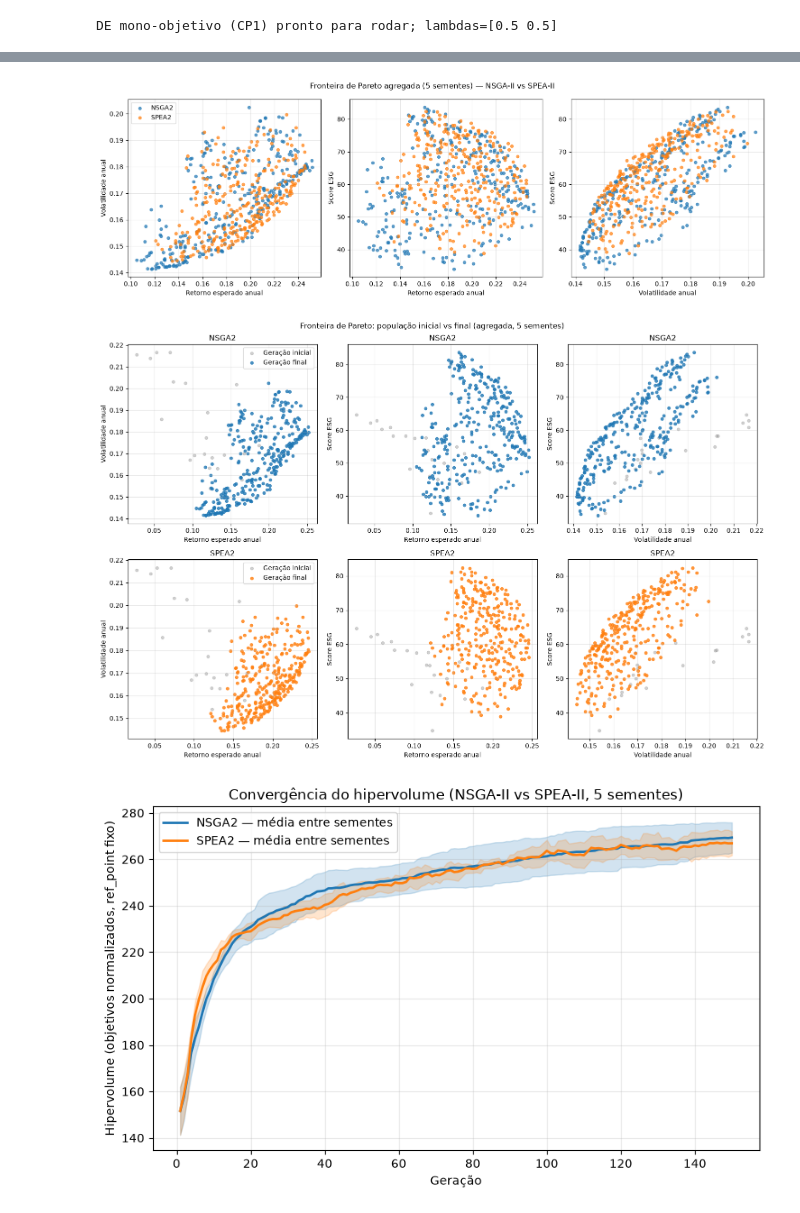
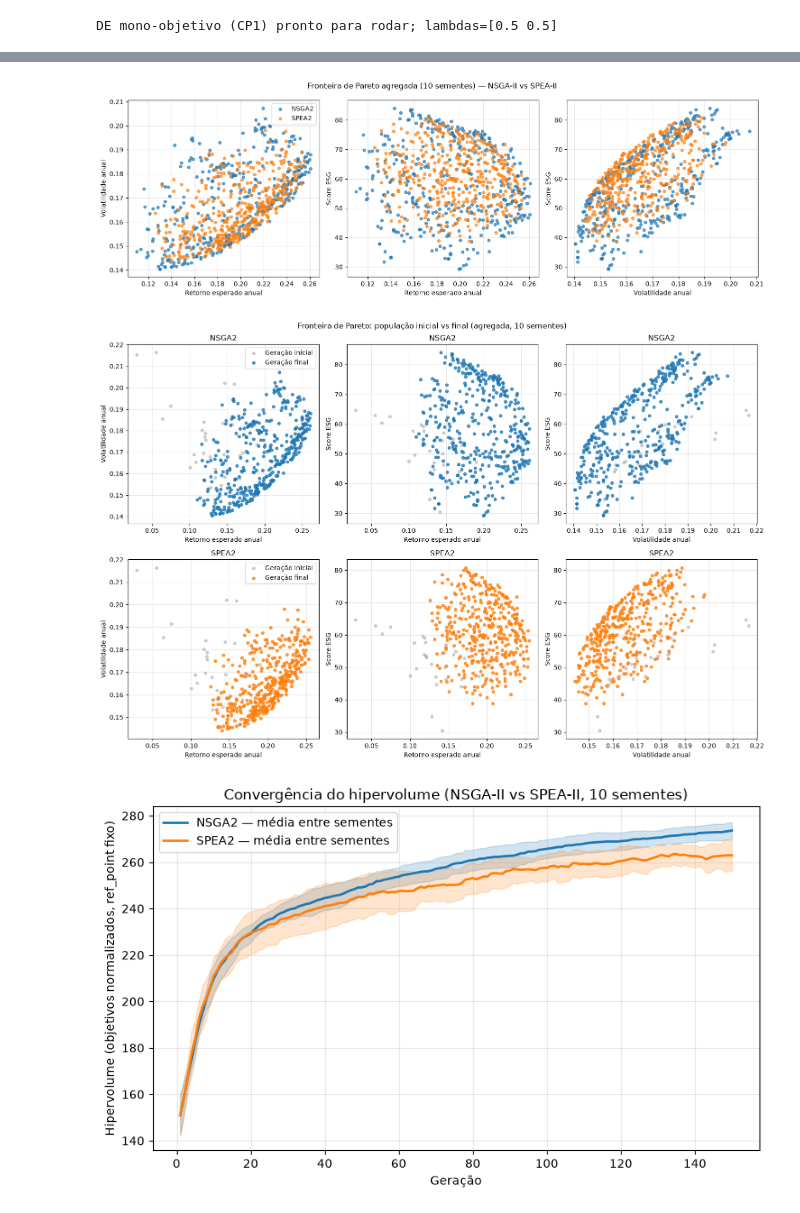
Before and after one commit to jaopredos/portfolio-optimization, a Jupyter notebook: notebooks/cp2_otimizacao_portfolio_multiobjetivo.ipynb, the cells around one changed output, grey strips where cells are left out. Cells and saved outputs as stored; diff of their text form; code cells hidden in the pictures.

```diff
--- a/notebooks/cp2_otimizacao_portfolio_multiobjetivo.ipynb
+++ b/notebooks/cp2_otimizacao_portfolio_multiobjetivo.ipynb
@@ -115,6 +100,7 @@ from pymoo.indicators.hv import HV
 from pymoo.optimize import minimize
 from pymoo.termination import get_termination
 from pymoo.util.nds.non_dominated_sorting import NonDominatedSorting
+from scipy.stats import mannwhitneyu
 
 warnings.filterwarnings("ignore")
 
@@ -130,11 +116,10 @@ CONFIG = {
     "anos_historico": 5,
     "pregoes_por_ano": 252,
     "usar_ledoit_wolf": True,
-    "cache_dir": Path("../data_cache"),   # mesmo cache do CP1: mesmos dados, sem rebaixar
+    "cache_dir": Path("../data_cache"),
     "usar_cache": True,
     "w_min": 0.0,
     "w_max": 0.20,
-    # ESG sintético (placeholder, ver Seção 1) — vetor e = score por ativo em [0,100]
     "semente_esg": 2024,
     "score_min_esg": 0.0,
     "score_max_esg": 100.0,
@@ -152,7 +137,7 @@ CONFIG = {
     "lambda2": 0.5,
     "de": {"pop_size": 80, "n_gen": 150, "variant": "DE/rand/1/bin", "CR": 0.9, "F": 0.8},
     "taxa_livre_risco": 0.0,
-    "sementes": [1, 2, 3, 4, 5],   # mesmas 5 sementes do CP1
+    "sementes": [1, 2, 3, 4, 5, 6, 7, 8, 9, 10],
 }
 
 n_tickers = len(CONFIG["tickers"])
@@ -791,3 +847,14 @@ tabela_rs_nd = matriz_metricas_mo(X_rs_nd, mu, sigma, esg, CONFIG["taxa_livre_ri
 PARES_OBJETIVOS = [("retorno", "risco"), ("retorno", "score_esg"), ("risco", "score_esg")]
 ROTULOS = {"retorno": "Retorno esperado anual", "risco": "Volatilidade anual", "score_esg": "Score ESG"}
 CORES_ALGORITMO = {"NSGA2": "#1f77b4", "SPEA2": "#ff7f0e"}
+# %%
+for nome, tabela in tabelas_finais.items():
+    print(f"{nome} fronteira ({len(tabela)} pontos):")
+    for col in ["retorno","risco","sharpe","score_esg"]:
+        print(f"  {col}: mean={tabela[col].mean():.4f} std={tabela[col].std():.4f}")
+print()
+print("DE mono-objetivo (médias das 10 sementes):")
+print(tabela_so_de.mean().to_string())
+print()
+print("Fronteira inicial NSGA2:", len(tabelas_iniciais["NSGA2"]), "pontos")
+print("Fronteira inicial SPEA2:", len(tabelas_iniciais["SPEA2"]), "pontos")
@@ -794,16 +881,16 @@ CORES_ALGORITMO = {"NSGA2": "#1f77b4", "SPEA2": "#ff7f0e"}
 # %%
 fig, axes = plt.subplots(1, 3, figsize=(15, 5))
 for nome, tabela in tabelas_finais.items():
     for ax, (x, y) in zip(axes, PARES_OBJETIVOS):
         ax.scatter(tabela[x], tabela[y], s=20, alpha=0.7, color=CORES_ALGORITMO[nome], label=nome)
 for ax, (x, y) in zip(axes, PARES_OBJETIVOS):
     ax.set_xlabel(ROTULOS[x]); ax.set_ylabel(ROTULOS[y]); ax.grid(alpha=0.3)
 axes[0].legend()
-fig.suptitle("Fronteira de Pareto agregada (5 sementes) — NSGA-II vs SPEA-II")
+fig.suptitle("Fronteira de Pareto agregada (10 sementes) — NSGA-II vs SPEA-II")
 fig.tight_layout()
 plt.show()
 # %% [output]
-[figure, old version]
+[figure, new version]
 # %%
 fig, axes = plt.subplots(2, 3, figsize=(15, 10))
 for linha, nome in enumerate(ALGORITMOS_MOEA):
@@ -814,11 +901,11 @@ for linha, nome in enumerate(ALGORITMOS_MOEA):
         ax.set_xlabel(ROTULOS[x]); ax.set_ylabel(ROTULOS[y]); ax.set_title(nome); ax.grid(alpha=0.3)
         if col == 0:
             ax.legend()
-fig.suptitle("Fronteira de Pareto: população inicial vs final (agregada, 5 sementes)")
+fig.suptitle("Fronteira de Pareto: população inicial vs final (agregada, 10 sementes)")
 fig.tight_layout()
 plt.show()
 # %% [output]
-[figure, old version]
+[figure, new version]
 # %%
 fig, ax = plt.subplots(figsize=(8, 5))
 for nome, resultados in resultados_por_algoritmo.items():
@@ -828,12 +915,12 @@ for nome, resultados in resultados_por_algoritmo.items():
     ax.plot(geracoes, media, color=CORES_ALGORITMO[nome], linewidth=2, label=f"{nome} — média entre sementes")
     ax.fill_between(geracoes, media - desvio, media + desvio, color=CORES_ALGORITMO[nome], alpha=0.2)
 ax.set_xlabel("Geração"); ax.set_ylabel("Hipervolume (objetivos normalizados, ref_point fixo)")
-ax.set_title("Convergência do hipervolume (NSGA-II vs SPEA-II, 5 sementes)")
+ax.set_title("Convergência do hipervolume (NSGA-II vs SPEA-II, 10 sementes)")
 ax.legend(); ax.grid(alpha=0.3)
 fig.tight_layout()
 plt.show()
 # %% [output]
-[figure, old version]
+[figure, new version]
 # %%
 fig, axes = plt.subplots(1, 3, figsize=(15, 5))
 for nome, tabela in tabelas_finais.items():
```
Also changed, not shown: parts of 21 cells of this notebook, 1 other file.
